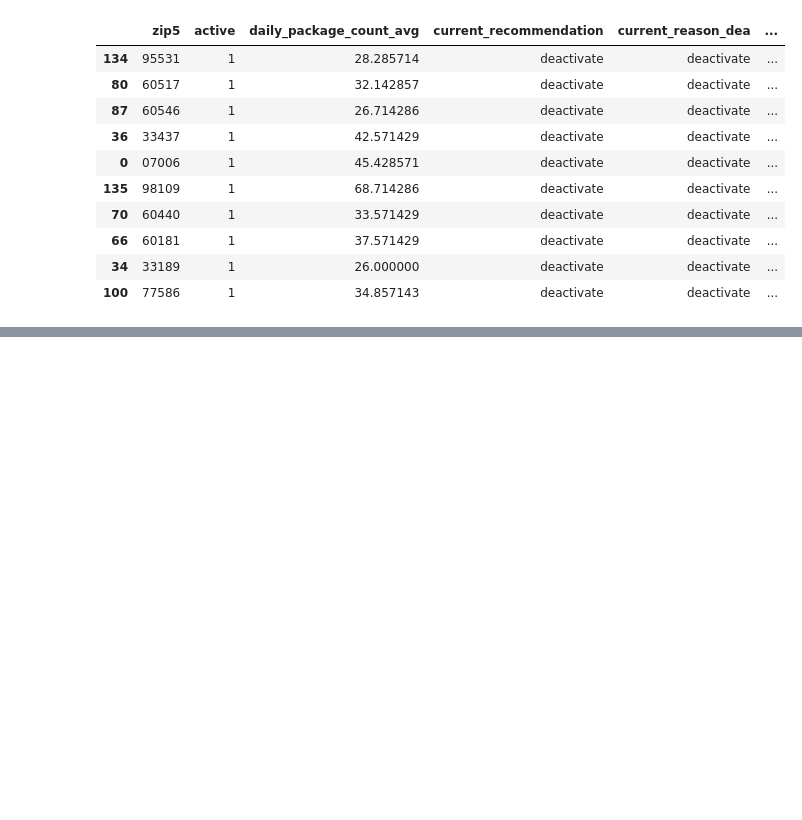
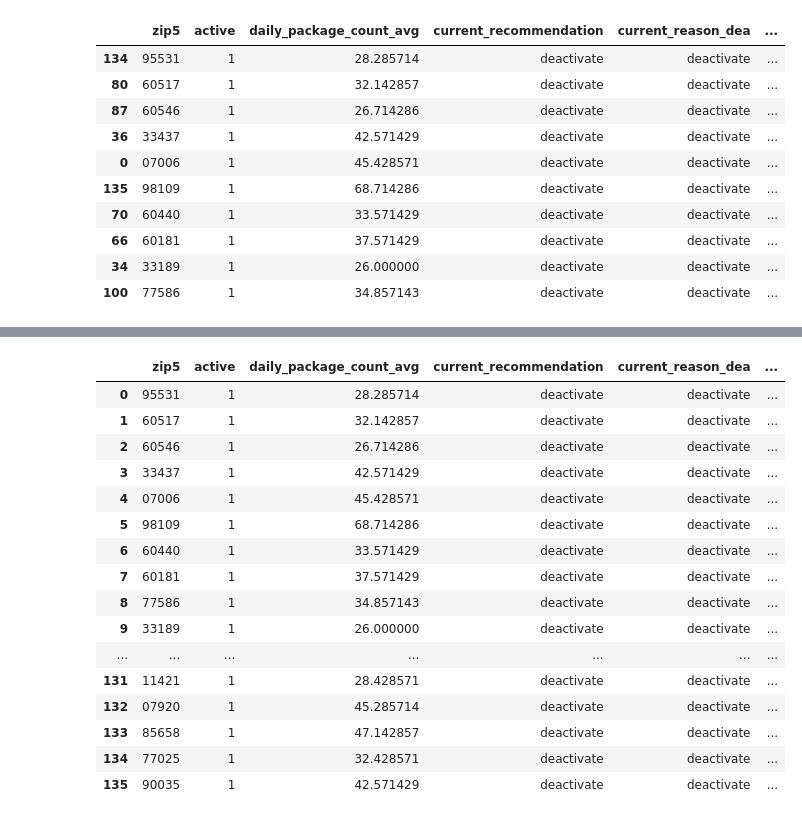
Before and after one commit to ogunes-chwy/zipcar, a Jupyter notebook: debug_recommendations.ipynb, the cells around one changed output, grey strips where cells are left out. Cells and saved outputs as stored; diff of their text form; code cells hidden in the pictures; blank space fills up the shorter version.

```diff
--- a/debug_recommendations.ipynb
+++ b/debug_recommendations.ipynb
@@ -385,0 +412,20 @@ df_c.head(10)
+# %%
+df
+# %% [output]
+|  | zip5 | active | daily_package_count_avg | current_recommendation | current_reason_dea | ... |
+| 0 | 95531 | 1 | 28.285714 | deactivate | deactivate | ... |
+| 1 | 60517 | 1 | 32.142857 | deactivate | deactivate | ... |
+| 2 | 60546 | 1 | 26.714286 | deactivate | deactivate | ... |
+| 3 | 33437 | 1 | 42.571429 | deactivate | deactivate | ... |
+| 4 | 07006 | 1 | 45.428571 | deactivate | deactivate | ... |
+| 5 | 98109 | 1 | 68.714286 | deactivate | deactivate | ... |
+| 6 | 60440 | 1 | 33.571429 | deactivate | deactivate | ... |
+| 7 | 60181 | 1 | 37.571429 | deactivate | deactivate | ... |
+| 8 | 77586 | 1 | 34.857143 | deactivate | deactivate | ... |
+| 9 | 33189 | 1 | 26.000000 | deactivate | deactivate | ... |
+| ... | ... | ... | ... | ... | ... | ... |
+| 131 | 11421 | 1 | 28.428571 | deactivate | deactivate | ... |
+| 132 | 07920 | 1 | 45.285714 | deactivate | deactivate | ... |
+| 133 | 85658 | 1 | 47.142857 | deactivate | deactivate | ... |
+| 134 | 77025 | 1 | 32.428571 | deactivate | deactivate | ... |
+| 135 | 90035 | 1 | 42.571429 | deactivate | deactivate | ... |
```
Also changed, not shown: parts of 5 cells of this notebook, 5 other files.
